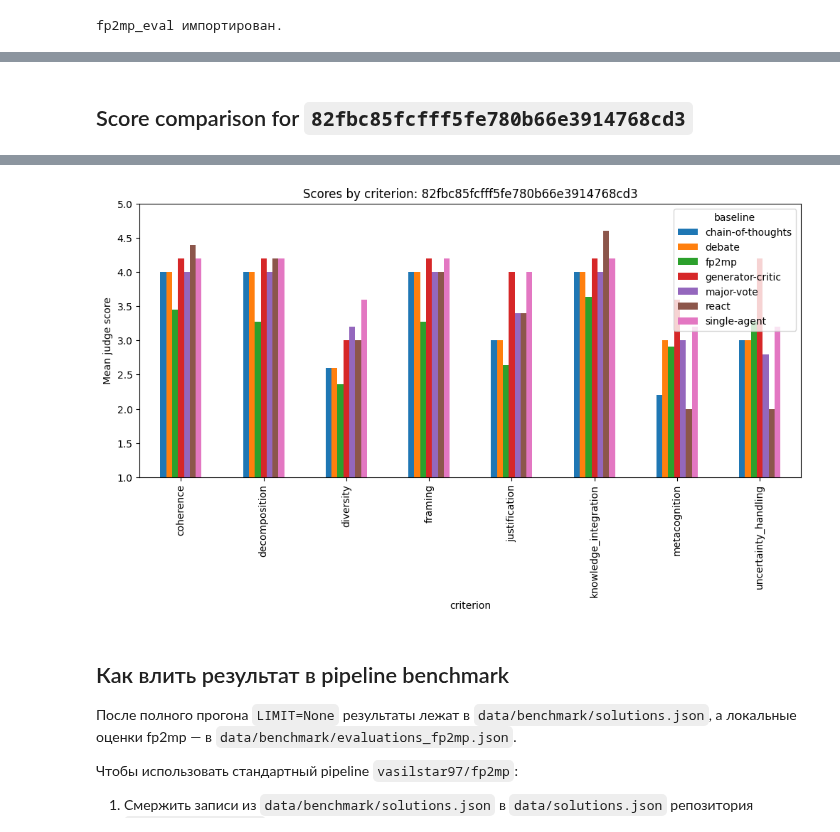
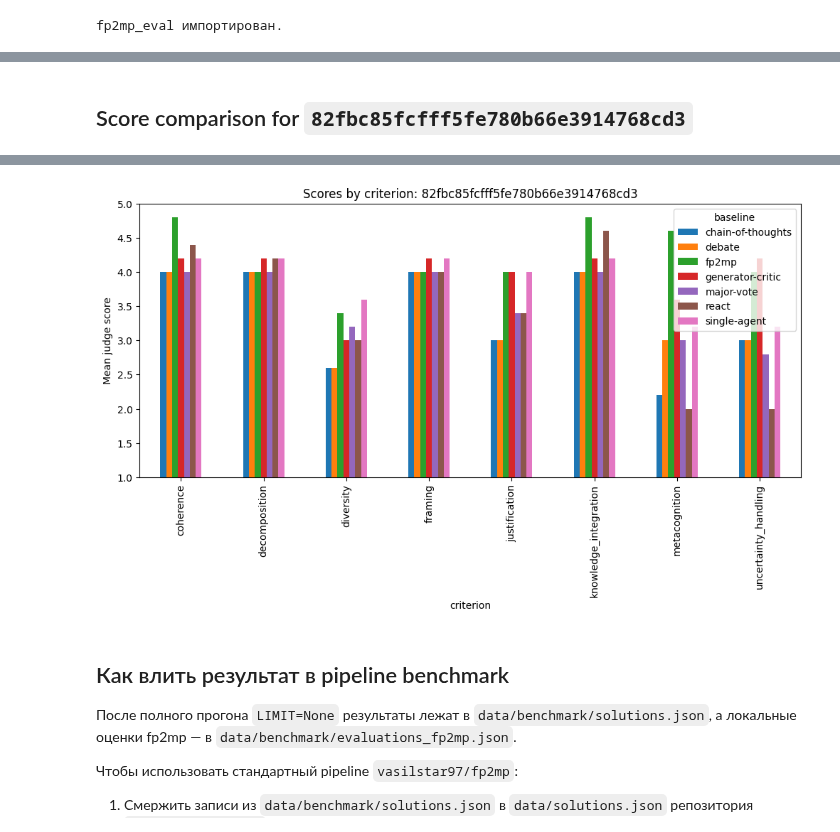
Before and after one commit to Eynor-K/fp2mp-core, a Jupyter notebook: examples/benchmark_fp2mp.ipynb, the cells around one changed output, grey strips where cells are left out. Saved outputs shown, nothing was run; the diff lists cells and outputs as text; code cells hidden in the pictures.

```diff
--- a/examples/benchmark_fp2mp.ipynb
+++ b/examples/benchmark_fp2mp.ipynb
@@ -560,6 +556,9 @@ for evaluation in all_evaluations.values():
     solution_id = evaluation.get("solution_id")
     solution = all_solutions.get(solution_id)
     if not solution or solution.get("problem_id") != target_problem_id:
+        continue
+    if solution.get("baseline") == BASELINE_NAME and evaluation.get("model") != JUDGE_MODEL:
+        # Do not merge stale/incompatible fp2mp judge runs into the comparison.
         continue
 
     for judge_index, judge_result in enumerate(evaluation.get("content") or [], start=1):
@@ -623,4 +622,4 @@ except Exception as exc:
-[figure, old version]
+[figure, new version]
 # %% [markdown]
 ## Как влить результат в pipeline benchmark
 
```
Also changed, not shown: parts of 7 cells of this notebook, 15 other files.
